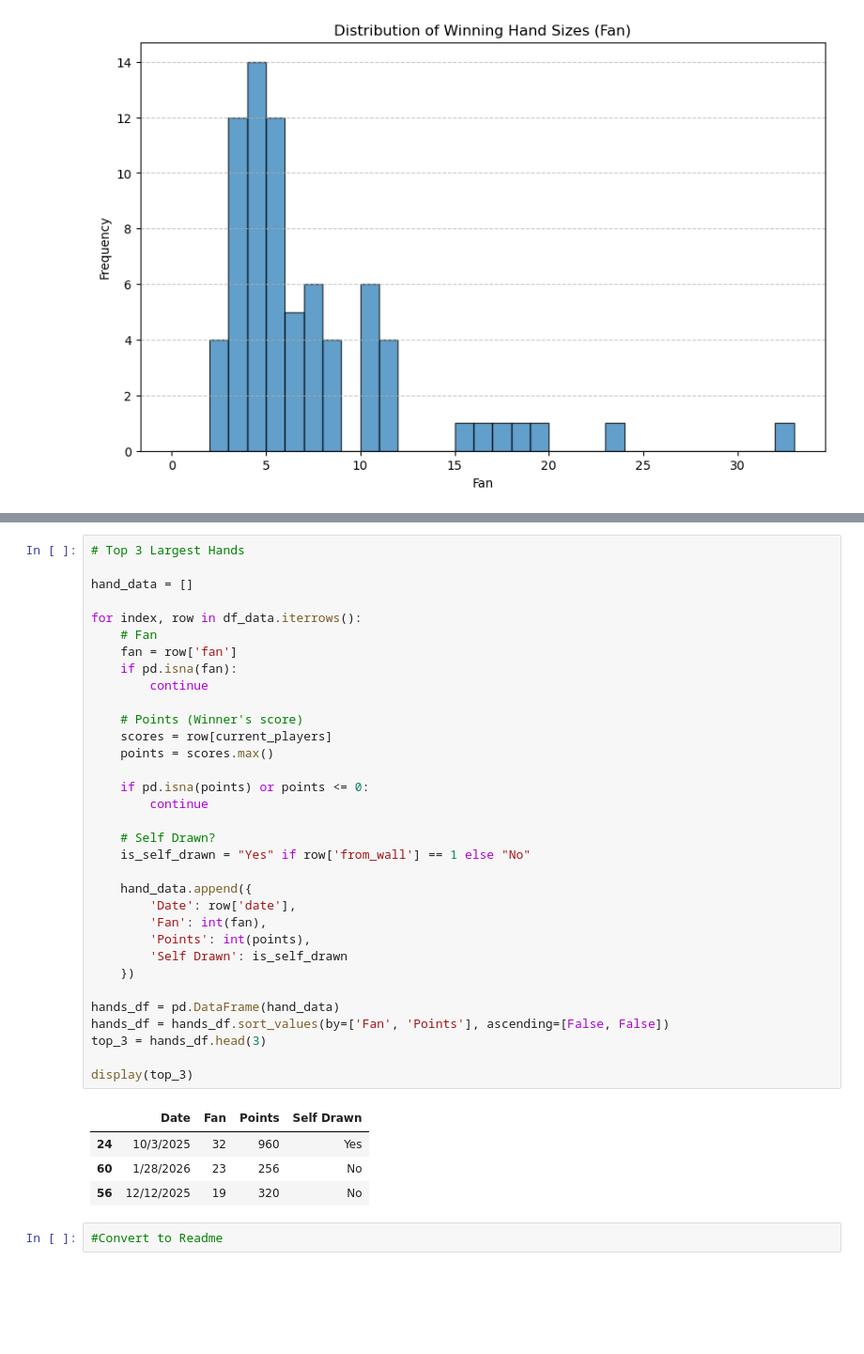
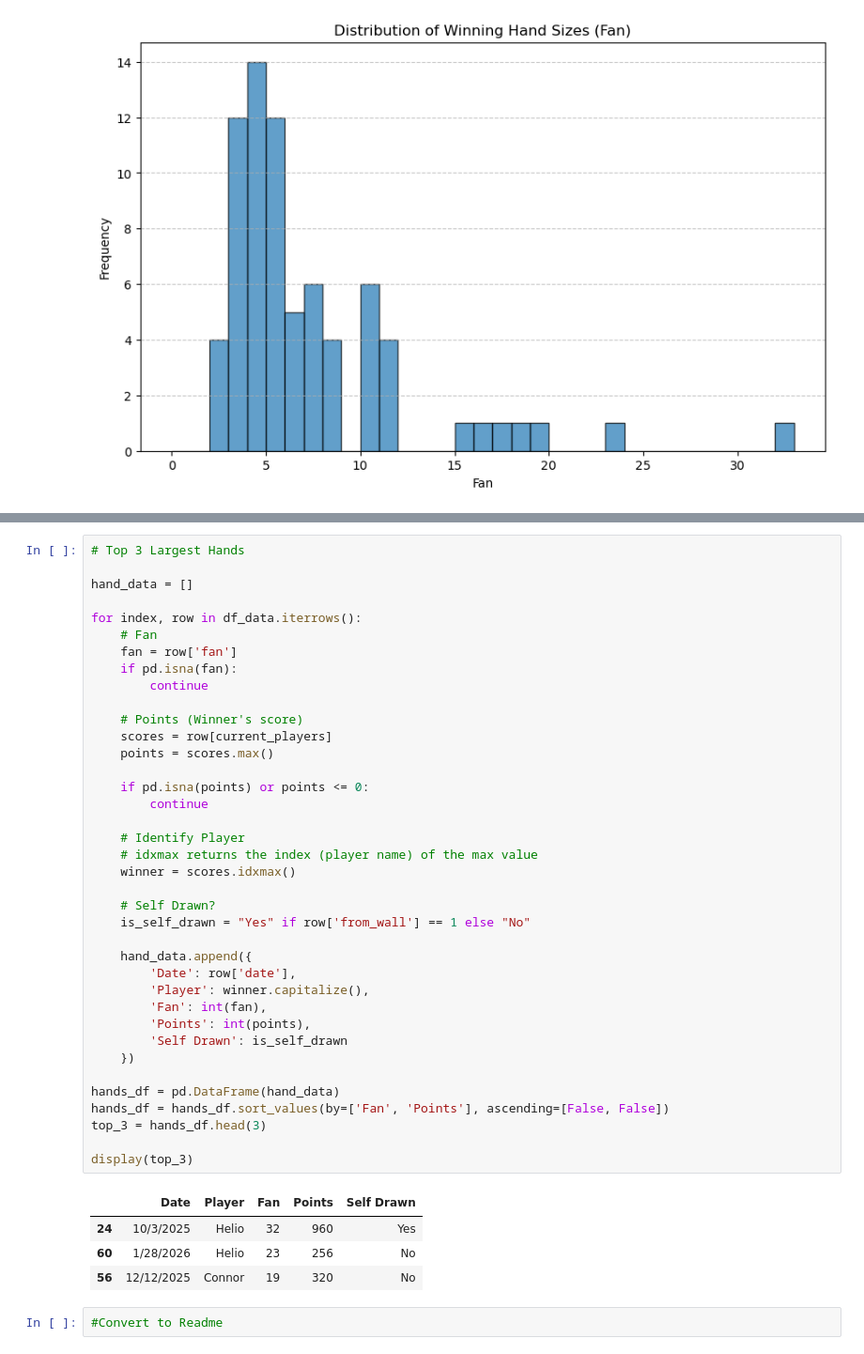
Before and after one commit to Conair94/Lifetime-Mahjong-Performance, a Jupyter notebook: Season 2 Data/Processing.ipynb, the cells around one changed output, grey strips where cells are left out. Shown at 94% size. Drawn from its saved outputs; the diff is of its cells as text; blank space fills up the shorter version.

```diff
--- a/Season 2 Data/Processing.ipynb
+++ b/Season 2 Data/Processing.ipynb
@@ -258,36 +258,41 @@ hand_data = []
 
 for index, row in df_data.iterrows():
     # Fan
     fan = row['fan']
     if pd.isna(fan):
         continue
 
     # Points (Winner's score)
     scores = row[current_players]
     points = scores.max()
 
     if pd.isna(points) or points <= 0:
         continue
 
+    # Identify Player
+    # idxmax returns the index (player name) of the max value
+    winner = scores.idxmax()
+
     # Self Drawn?
     is_self_drawn = "Yes" if row['from_wall'] == 1 else "No"
 
     hand_data.append({
         'Date': row['date'],
+        'Player': winner.capitalize(),
         'Fan': int(fan),
         'Points': int(points),
         'Self Drawn': is_self_drawn
     })
 
 hands_df = pd.DataFrame(hand_data)
 hands_df = hands_df.sort_values(by=['Fan', 'Points'], ascending=[False, False])
 top_3 = hands_df.head(3)
 
 display(top_3)
 # %% [output]
-|  | Date | Fan | Points | Self Drawn |
-| 24 | 10/3/2025 | 32 | 960 | Yes |
-| 60 | 1/28/2026 | 23 | 256 | No |
-| 56 | 12/12/2025 | 19 | 320 | No |
+|  | Date | Player | Fan | Points | Self Drawn |
+| 24 | 10/3/2025 | Helio | 32 | 960 | Yes |
+| 60 | 1/28/2026 | Helio | 23 | 256 | No |
+| 56 | 12/12/2025 | Connor | 19 | 320 | No |
 # %%
 #Convert to Readme
```
Also changed, not shown: parts of 5 cells of this notebook, 6 other files.
